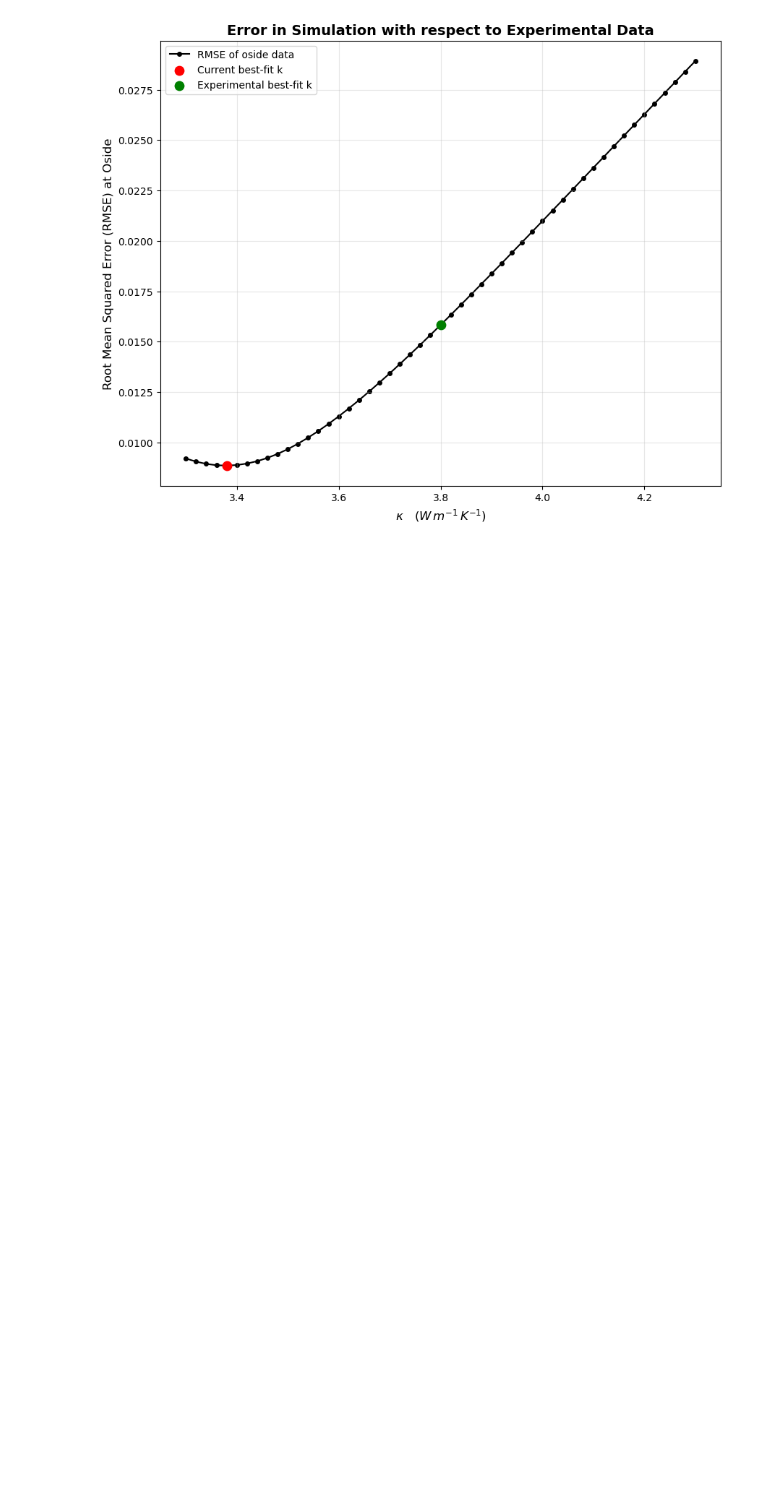
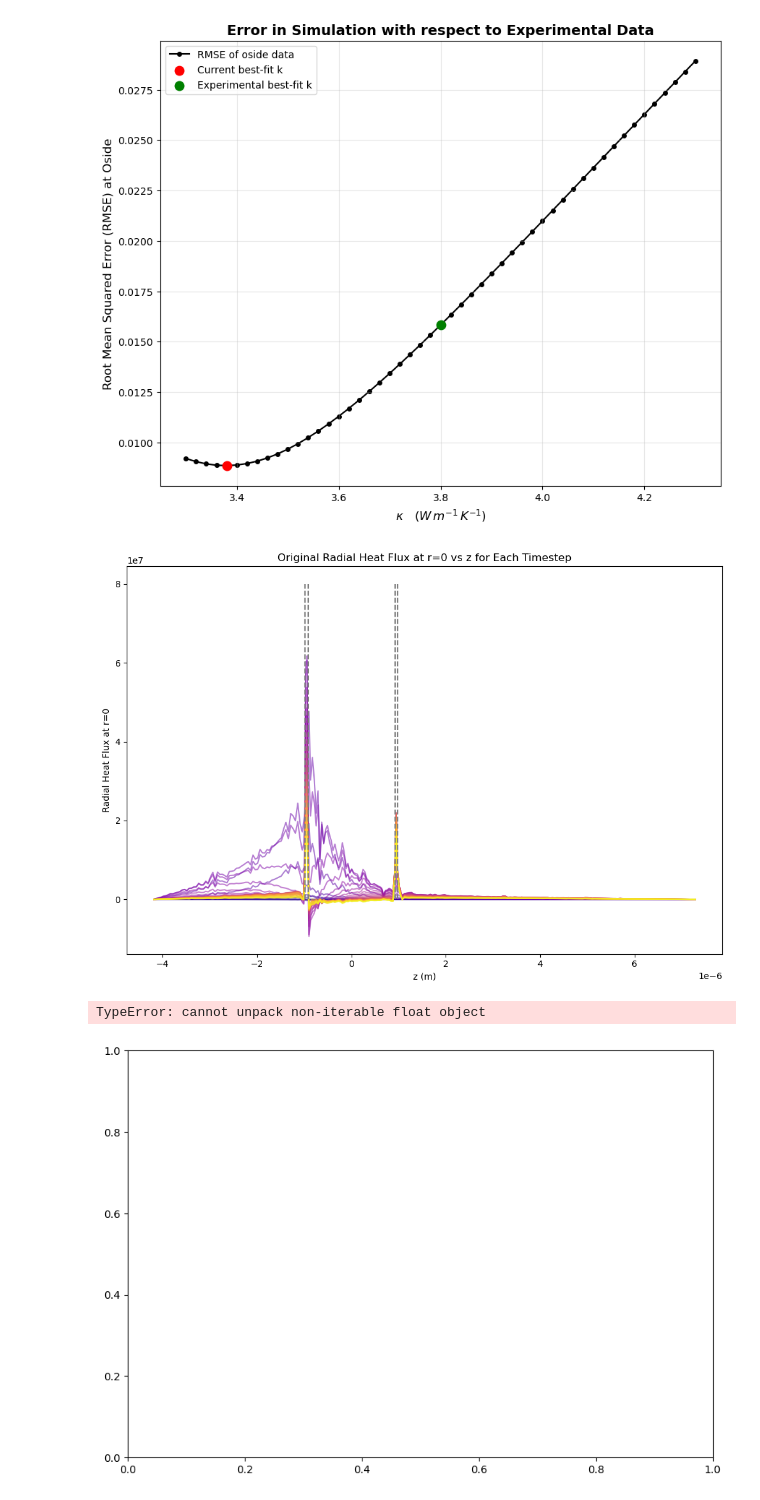
Before and after one commit to cebarker1000/heatflow, a Jupyter notebook: plotting.ipynb, the cells around one changed output. Cells and saved outputs as stored; diff of their text form; code cells hidden in the pictures; blank space fills up the shorter version.

```diff
--- a/plotting.ipynb
+++ b/plotting.ipynb
@@ -80,3 +87,60 @@ ax.set_title('Error in Simulation with respect to Experimental Data', fontsize =
 plt.show()
 # %% [output]
 [figure]
+# %%
+import pandas as pd
+import matplotlib.pyplot as plt
+import numpy as np
+import matplotlib.cm as cm
+from cycler import cycler
+
+# --- Load the radial flux data ---
+df_flux = pd.read_csv('outputs/geballe_no_diamond_read_flux/radial_flux_r0.csv')  # <-- update path as needed
+z_cols = [col for col in df_flux.columns if col != 'time']
+z_vals = np.array([float(z) for z in z_cols])
+sim_times = df_flux['time'].to_numpy()
+
+# --- Load and normalize the experimental heating data ---
+df_exp = pd.read_csv('experimental_data/geballe_heat_data.csv')
+exp_times = df_exp['time'].to_numpy()
+exp_temps = df_exp['temp'].to_numpy()
+# Normalize to [0, 1]
+exp_temps_norm = (exp_temps - exp_temps.min()) / (exp_temps.max() - exp_temps.min())
+
+# --- Interpolate normalized heating to simulation times ---
+heating_interp = np.interp(sim_times, exp_times, exp_temps_norm)
+
+# --- Prepare color map ---
+cmap = cm.get_cmap('plasma')
+N = len(sim_times)
+colors = [cmap(i / (N - 1)) for i in range(N)]
+plt.rcParams['axes.prop_cycle'] = cycler(color=colors)
+
+
+# --- Plot original flux profiles ---
+fig, ax = plt.subplots(figsize=(10, 7))
+for i, row in df_flux.iterrows():
+    ax.plot(z_vals, row[z_cols], label=f't={row["time"]:.2e}s', alpha=0.5)
+ax.vlines([-9.82e-7, -9.2e-7, 9.2e-7, 9.82e-7], 0, 8e7, color='gray', linestyles='--')
+ax.set_xlabel('z (m)')
+ax.set_ylabel('Radial Heat Flux at r=0')
+ax.set_title('Original Radial Heat Flux at r=0 vs z for Each Timestep')
+plt.tight_layout()
+plt.show()
+
+# --- Plot modulated flux profiles ---
+fig, ax = plt.subplots(figsize=(10, 7))
+for i, row in df_flux.iterrows():
+    modulated_flux = row[z_cols] * heating_interp[i]
+    ax.plot(z_vals, modulated_flux, label=f't={row["time"]:.2e}s', alpha=0.5)
+ax.vlines([-9.82e-7, -9.2e-7, 9.2e-7, 9.82e-7], 0, 8e7, color='gray', linestyles='--')
+ax.set_xlabel('z (m)')
+ax.set_ylabel('Modulated Radial Heat Flux at r=0')
+ax.set_title('Modulated Radial Heat Flux (by Experimental Heating) at r=0 vs z')
+ax.legend(loc='best', fontsize=8, ncol=2)
+plt.tight_layout()
+plt.show()
+# %% [output]
+[figure, added]
+TypeError: cannot unpack non-iterable float object
+[figure, added]
```
Also changed, not shown: parts of 9 cells of this notebook, 4 other files.
